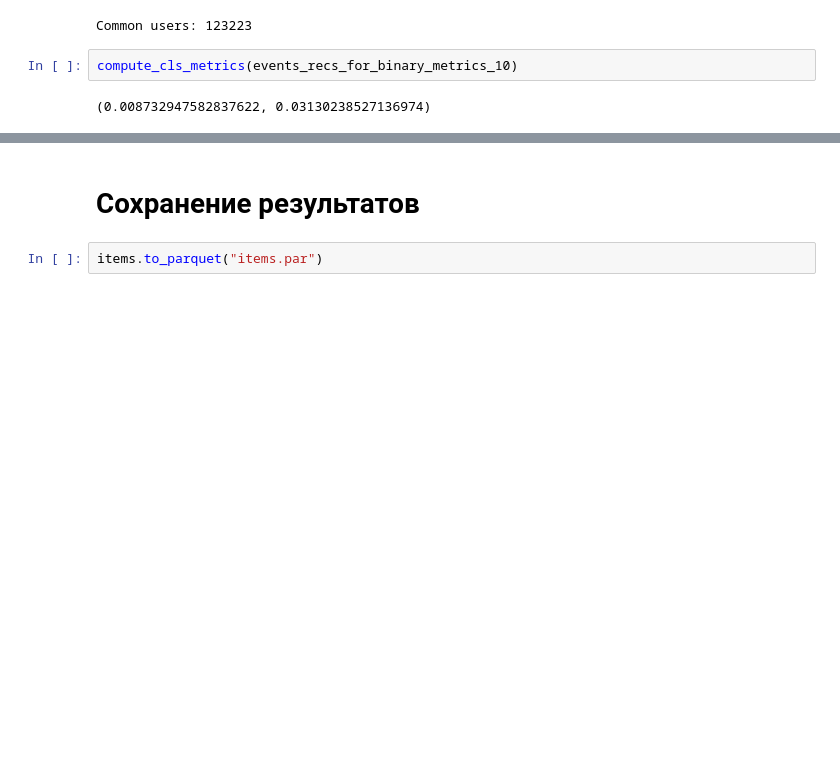
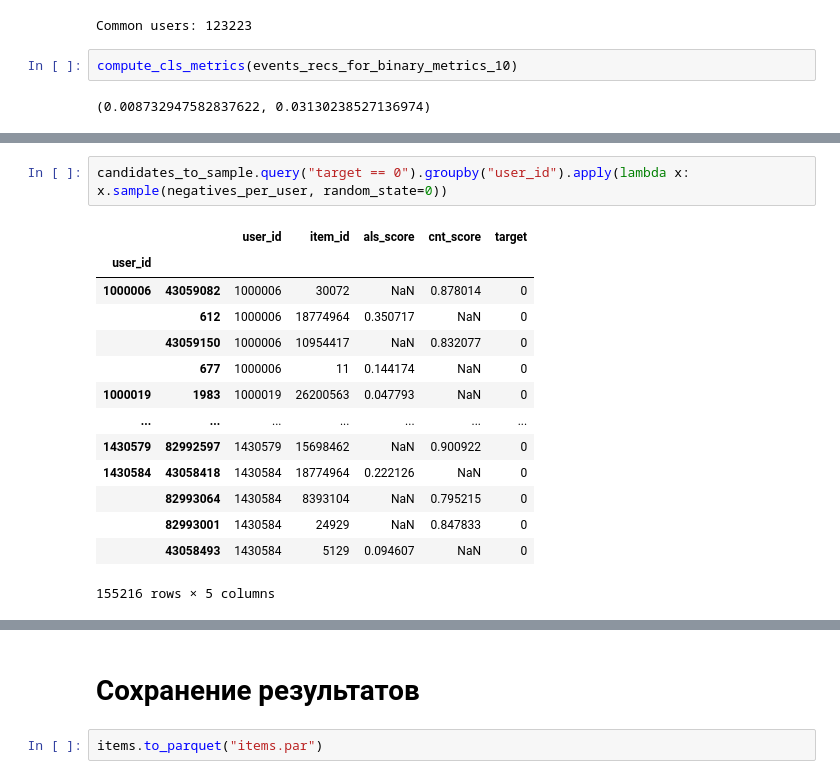
Before and after one commit to Jonzzi/mle-recsys-start, a Jupyter notebook: preprocessing.ipynb, the cells around one changed output, grey strips where cells are left out. Cells and saved outputs as stored; diff of their text form; blank space fills up the shorter version.

```diff
--- a/preprocessing.ipynb
+++ b/preprocessing.ipynb
@@ -1322,0 +1448,17 @@ compute_cls_metrics(events_recs_for_binary_metrics_10)
+# %%
+candidates_to_sample.query("target == 0").groupby("user_id").apply(lambda x: x.sample(negatives_per_user, random_state=0))
+# %% [output]
+|  |  | user_id | item_id | als_score | cnt_score | target |
+| user_id |  |  |  |  |  |  |
+| 1000006 | 43059082 | 1000006 | 30072 | NaN | 0.878014 | 0 |
+|  | 612 | 1000006 | 18774964 | 0.350717 | NaN | 0 |
+|  | 43059150 | 1000006 | 10954417 | NaN | 0.832077 | 0 |
+|  | 677 | 1000006 | 11 | 0.144174 | NaN | 0 |
+| 1000019 | 1983 | 1000019 | 26200563 | 0.047793 | NaN | 0 |
+| ... | ... | ... | ... | ... | ... | ... |
+| 1430579 | 82992597 | 1430579 | 15698462 | NaN | 0.900922 | 0 |
+| 1430584 | 43058418 | 1430584 | 18774964 | 0.222126 | NaN | 0 |
+|  | 82993064 | 1430584 | 8393104 | NaN | 0.795215 | 0 |
+|  | 82993001 | 1430584 | 24929 | NaN | 0.847833 | 0 |
+|  | 43058493 | 1430584 | 5129 | 0.094607 | NaN | 0 |
+155216 rows × 5 columns
```
Also changed, not shown: parts of 53 cells of this notebook, 5 other files.
